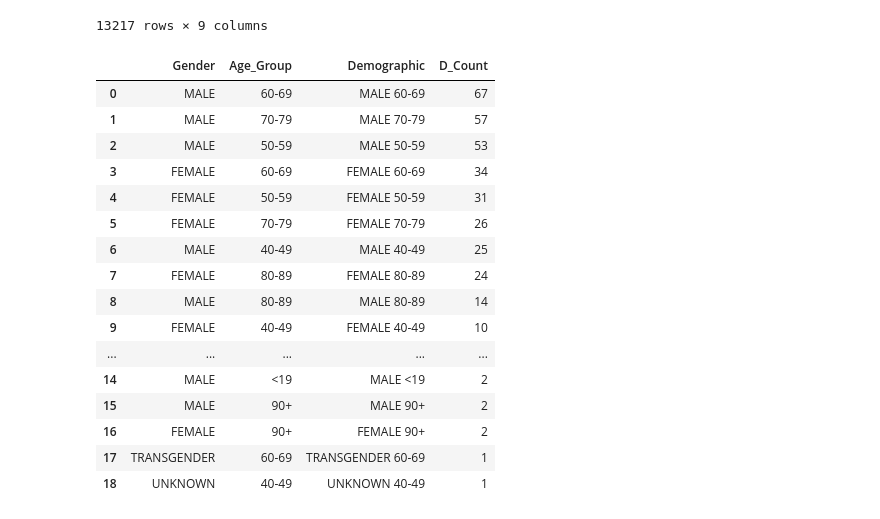
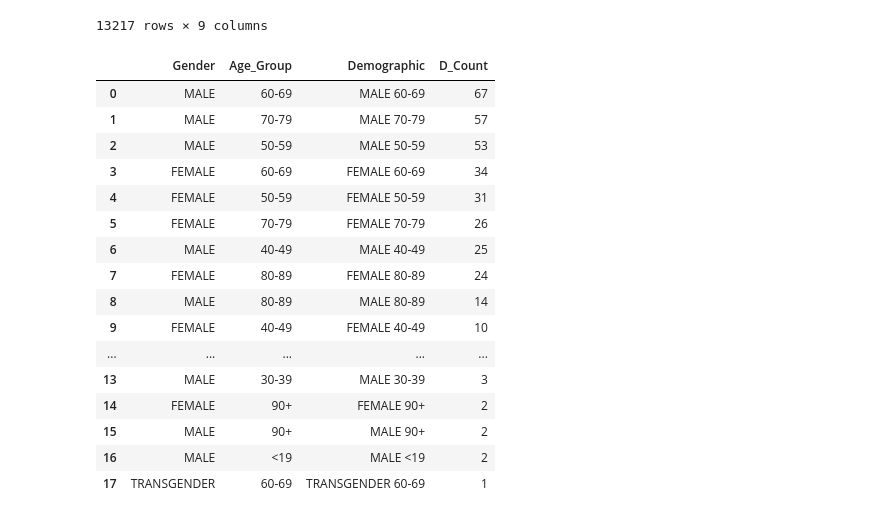
Before and after one commit to data301-2020-winter1/course-project-group_6022, a Jupyter notebook: analysis/Task 5 Folder Milestone 2/Analysis Notebook.ipynb, the cells around one changed output. Cells and saved outputs as stored; diff of their text form; code cells hidden in the pictures.

```diff
--- a/analysis/Task 5 Folder Milestone 2/Analysis Notebook.ipynb
+++ b/analysis/Task 5 Folder Milestone 2/Analysis Notebook.ipynb
@@ -30,35 +30,35 @@ df
 # %%
 #create a new data frame of values we care about
 ndf = df.groupby(["Gender", "Age_Group", "Ever_Hospitalized"]).size().reset_index()
 ndf = ndf.rename(columns  = {0:'D_Count'})
 ndf = ndf.sort_values(by = 'D_Count', ascending = False)
 #drop those who were not hosplitalized, and then drop the hopitalized column.
 ndf = ndf.loc[ndf["Ever_Hospitalized"].str.contains("Yes")]
 ndf = ndf.drop(["Ever_Hospitalized"], axis = 1)
-
+ndf = ndf.loc[~df["Gender"].str.contains("UNKNOWN")]
 #create a demographic column, combine gender and agegroup together
 ndf.insert( 2,column = 'Demographic', value = (ndf['Gender'][:] + " " + ndf['Age_Group'][:]))
 order = ndf['Demographic'].to_list()
 ndf = ndf.reset_index(drop = True)
 ndf
 # %% [output]
 |  | Gender | Age_Group | Demographic | D_Count |
 | 0 | MALE | 60-69 | MALE 60-69 | 67 |
 | 1 | MALE | 70-79 | MALE 70-79 | 57 |
 | 2 | MALE | 50-59 | MALE 50-59 | 53 |
 | 3 | FEMALE | 60-69 | FEMALE 60-69 | 34 |
 | 4 | FEMALE | 50-59 | FEMALE 50-59 | 31 |
 | 5 | FEMALE | 70-79 | FEMALE 70-79 | 26 |
 | 6 | MALE | 40-49 | MALE 40-49 | 25 |
 | 7 | FEMALE | 80-89 | FEMALE 80-89 | 24 |
 | 8 | MALE | 80-89 | MALE 80-89 | 14 |
 | 9 | FEMALE | 40-49 | FEMALE 40-49 | 10 |
 | ... | ... | ... | ... | ... |
-| 14 | MALE | <19 | MALE <19 | 2 |
+| 13 | MALE | 30-39 | MALE 30-39 | 3 |
+| 14 | FEMALE | 90+ | FEMALE 90+ | 2 |
 | 15 | MALE | 90+ | MALE 90+ | 2 |
-| 16 | FEMALE | 90+ | FEMALE 90+ | 2 |
+| 16 | MALE | <19 | MALE <19 | 2 |
 | 17 | TRANSGENDER | 60-69 | TRANSGENDER 60-69 | 1 |
-| 18 | UNKNOWN | 40-49 | UNKNOWN 40-49 | 1 |
 # %%
 import seaborn as sns
 from matplotlib import pyplot as plt
```
Also changed, not shown: parts of 3 cells of this notebook.
